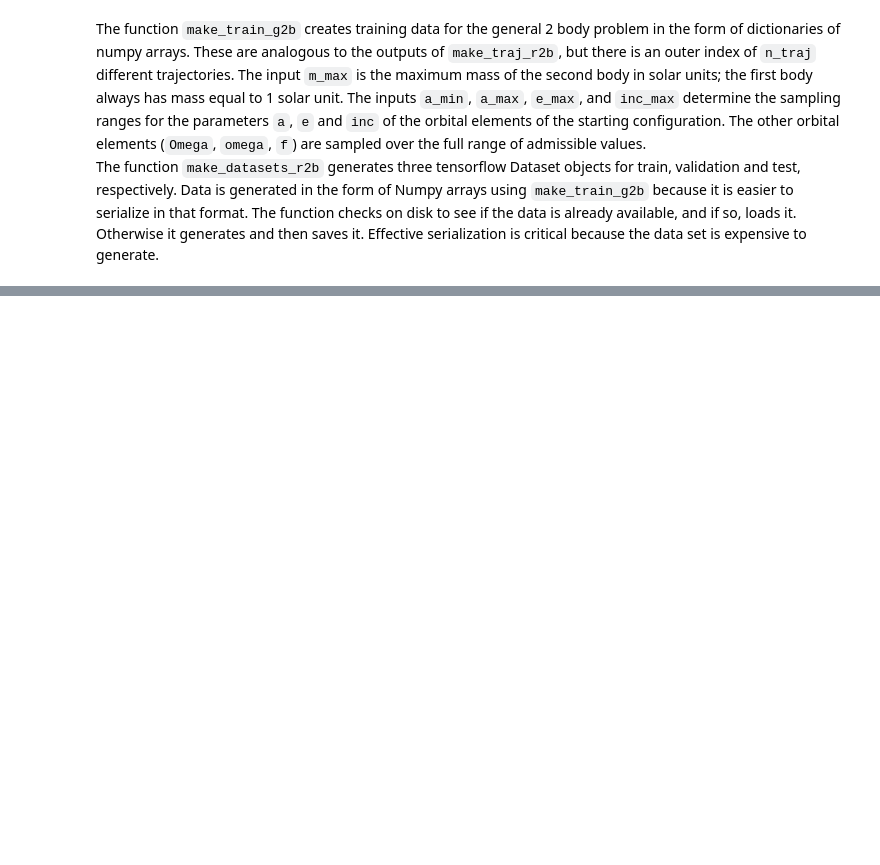
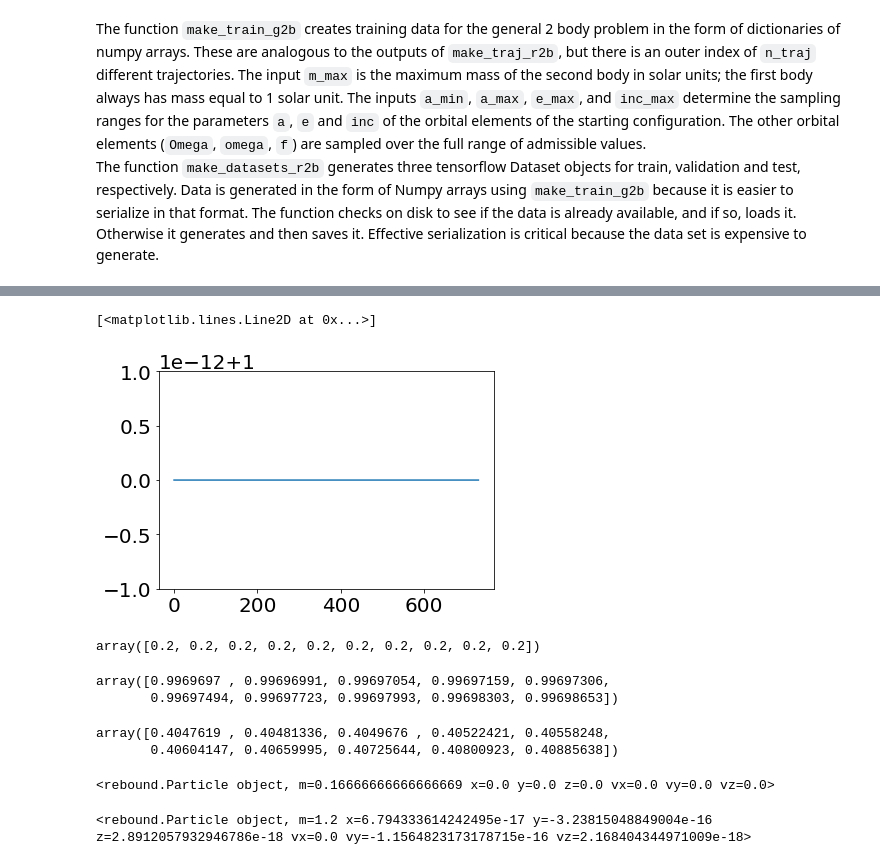
Before and after one commit to memanuel/IACS-n-body, a Jupyter notebook: src/two-body.ipynb, the cells around one changed output, grey strips where cells are left out. Cells and saved outputs as stored; diff of their text form; code cells hidden in the pictures; blank space fills up the shorter version.

```diff
--- a/src/two-body.ipynb
+++ b/src/two-body.ipynb
@@ -218,0 +403,27 @@ Unable to load data from ../data/g2b/1719828961.pickle.
+# %%
+plt.plot(orb_jac[:,j])
+# %% [output]
+[<matplotlib.lines.Line2D at 0x...>]
+[figure, added]
+# %%
+orb_jac[:,j][0:10]
+# %% [output]
+array([0.2, 0.2, 0.2, 0.2, 0.2, 0.2, 0.2, 0.2, 0.2, 0.2])
+# %%
+orb1[:,j][0:10]
+# %% [output]
+array([0.9969697 , 0.99696991, 0.99697054, 0.99697159, 0.99697306,
+       0.99697494, 0.99697723, 0.99697993, 0.99698303, 0.99698653])
+# %%
+orb2[:,j][0:10]
+# %% [output]
+array([0.4047619 , 0.40481336, 0.4049676 , 0.40522421, 0.40558248,
+       0.40604147, 0.40659995, 0.40725644, 0.40800923, 0.40885638])
+# %%
+com2
+# %% [output]
+<rebound.Particle object, m=0.16666666666666669 x=0.0 y=0.0 z=0.0 vx=0.0 vy=0.0 vz=0.0>
+# %%
+com
+# %% [output]
+<rebound.Particle object, m=1.2 x=6.794333614242495e-17 y=-3.23815048849004e-16 z=2.8912057932946786e-18 vx=0.0 vy=-1.1564823173178715e-16 vz=2.168404344971009e-18>
```
Also changed, not shown: parts of 7 cells of this notebook, 2 other files.
